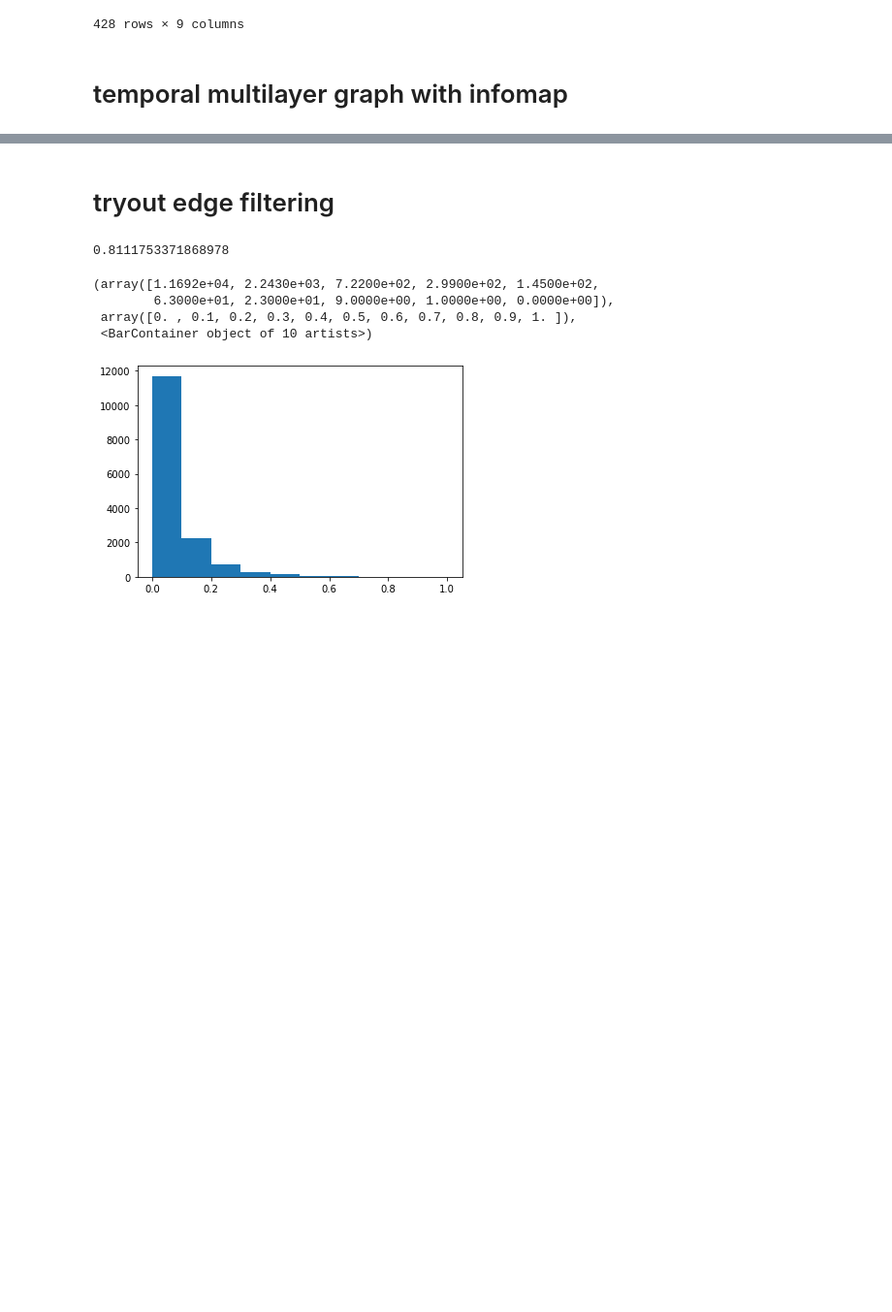
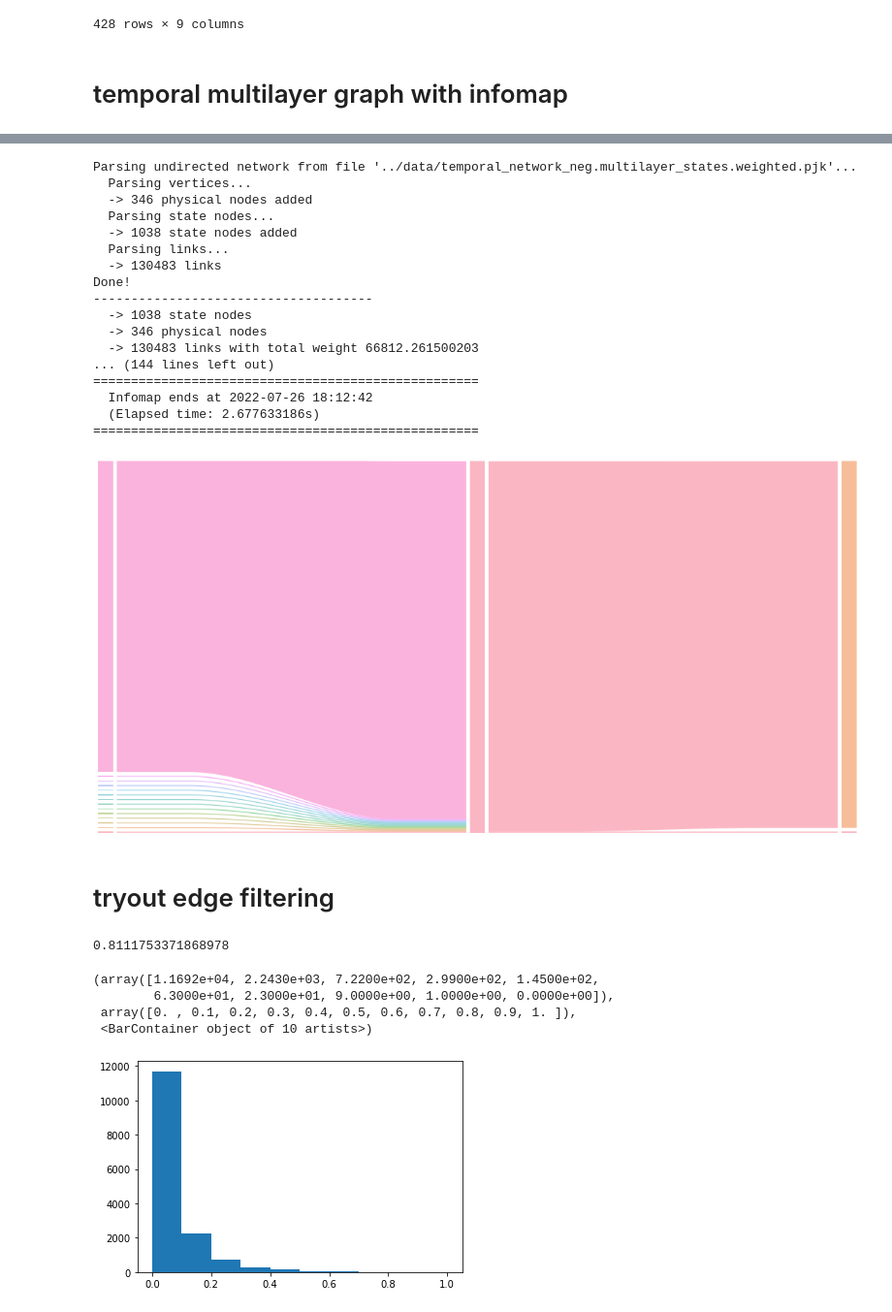
Before and after one commit to menchelab/novarinocollab, a Jupyter notebook: notebooks/wmcna.ipynb, the cells around one changed output, grey strips where cells are left out. Shown at 97% size. Cells and saved outputs as stored; diff of their text form; code cells hidden in the pictures; blank space fills up the shorter version.

```diff
--- a/notebooks/wmcna.ipynb
+++ b/notebooks/wmcna.ipynb
@@ -1141,3 +1298,66 @@ Done!
+# %%
+im = run_infomap(
+    '../data/temporal_network_neg.multilayer_states.weighted.pjk',
+    '-N 10 --markov-time 2 --use-node-weights-as-flow'
+)
+G = nx_from_im(im)
+# palette = sns.color_palette('husl', im.num_top_modules)
+# fig, ax = plt.subplots()
+# pos = multipartite_layout(G, subset_key = 'layer', center = [1, 1])
+# nx.draw(
+#     G,
+#     node_color = [palette[module - 1] for n, module in G.nodes.data('module')],
+#     pos = pos,
+#     ax = ax
+# )
+# fig.set_figwidth(20)
+# fig.set_figheight(10)
+def df_from_nx(G):
+    data = []
+    for i, node in G.nodes(data = True):
+        data.append(
+            [node[k] for k in ['name', 'module', 'layer']]
+        )
+
+    df = pd.DataFrame(data, columns = ['name', 'module', 'layer'])
+    df.sort_values(
+        by = ['layer', 'module'],
+        inplace = True
+    )
+    return df
+
+data = df_from_nx(G)
+fig, ax = pa.alluvial(
+    x = 'layer',
+    stratum = 'module',
+    alluvium = 'name',
+    colors = pa.get_color_list(data, 'layer', 'module'),
+    data = data,
+    stratum_width = 2
+)
+
+fig.set_figheight(7.5)
+fig.set_figwidth(15)
+fig.tight_layout()
+# %% [output]
+Parsing undirected network from file '../data/temporal_network_neg.multilayer_states.weighted.pjk'...
+  Parsing vertices...
+  -> 346 physical nodes added
+  Parsing state nodes...
+  -> 1038 state nodes added
+  Parsing links...
+  -> 130483 links
+Done!
+-------------------------------------
+  -> 1038 state nodes
+  -> 346 physical nodes
+  -> 130483 links with total weight 66812.261500203
+... (144 lines left out)
+===================================================
+  Infomap ends at 2022-07-26 18:12:42
+  (Elapsed time: 2.677633186s)
+===================================================
+[figure, added]
 # %% [markdown]
 # tryout edge filtering
 # %%
```
Also changed, not shown: parts of 15 cells of this notebook, 3 other files.
